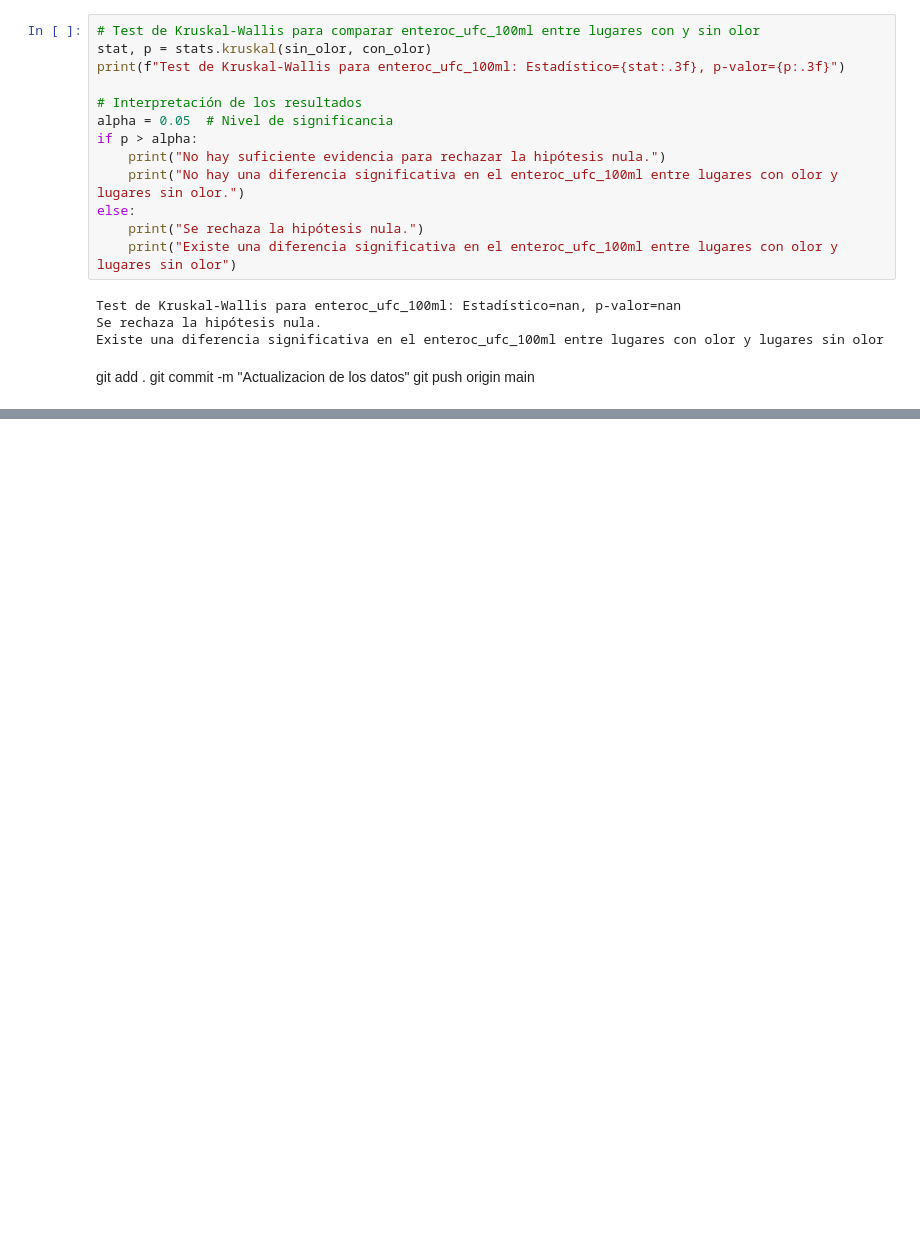
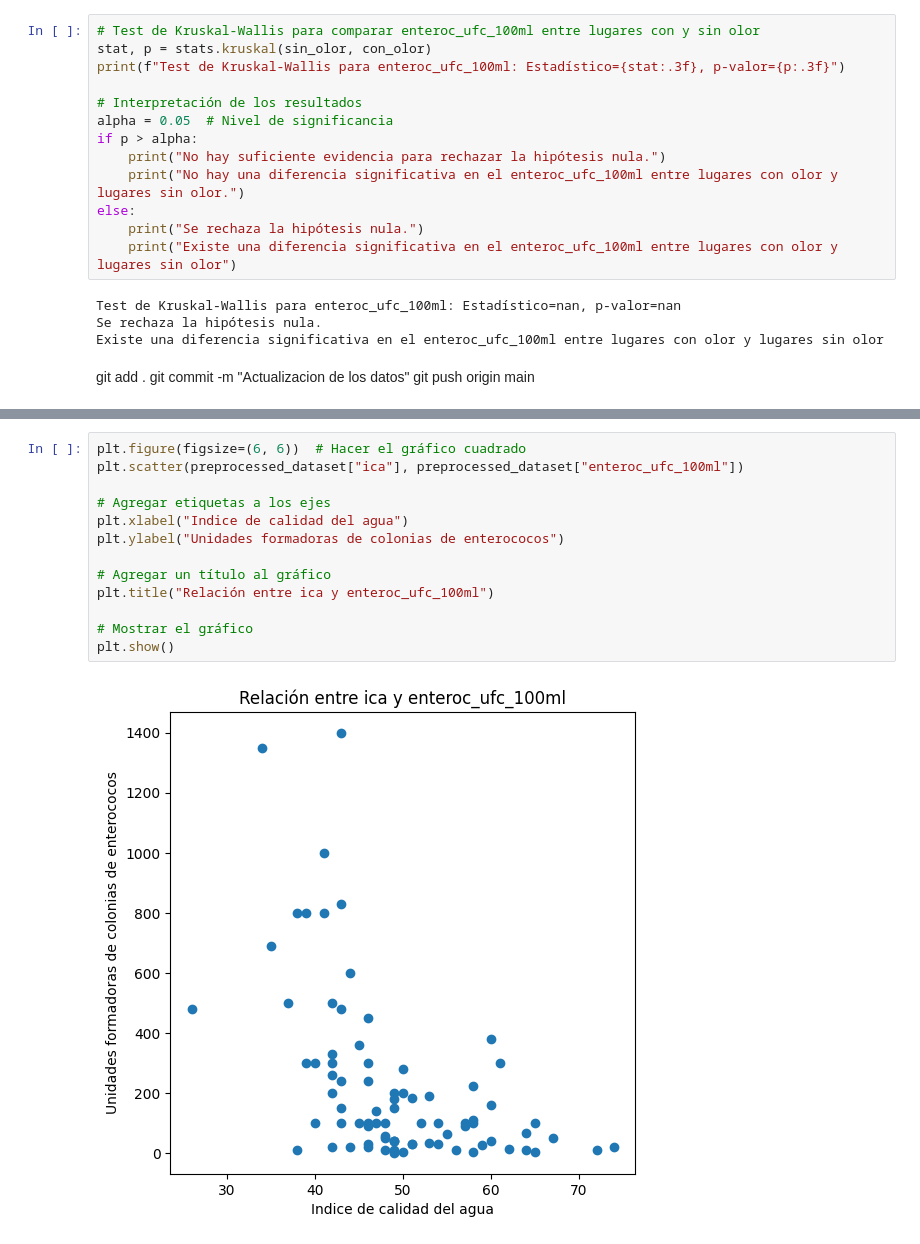
Before and after one commit to MartinoMasson/Fundamentos-de-datos, a Jupyter notebook: informacion.ipynb, the cells around one changed output, grey strips where cells are left out. Cells and saved outputs as stored; diff of their text form; blank space fills up the shorter version.

```diff
--- a/informacion.ipynb
+++ b/informacion.ipynb
@@ -829,0 +845,15 @@ git push origin main
+# %%
+plt.figure(figsize=(6, 6))  # Hacer el gráfico cuadrado
+plt.scatter(preprocessed_dataset["ica"], preprocessed_dataset["enteroc_ufc_100ml"])
+
+# Agregar etiquetas a los ejes
+plt.xlabel("Indice de calidad del agua")
+plt.ylabel("Unidades formadoras de colonias de enterococos")
+
+# Agregar un título al gráfico
+plt.title("Relación entre ica y enteroc_ufc_100ml")
+
+# Mostrar el gráfico
+plt.show()
+# %% [output]
+[figure, added]
```
Also changed, not shown: parts of 1 cell of this notebook.
